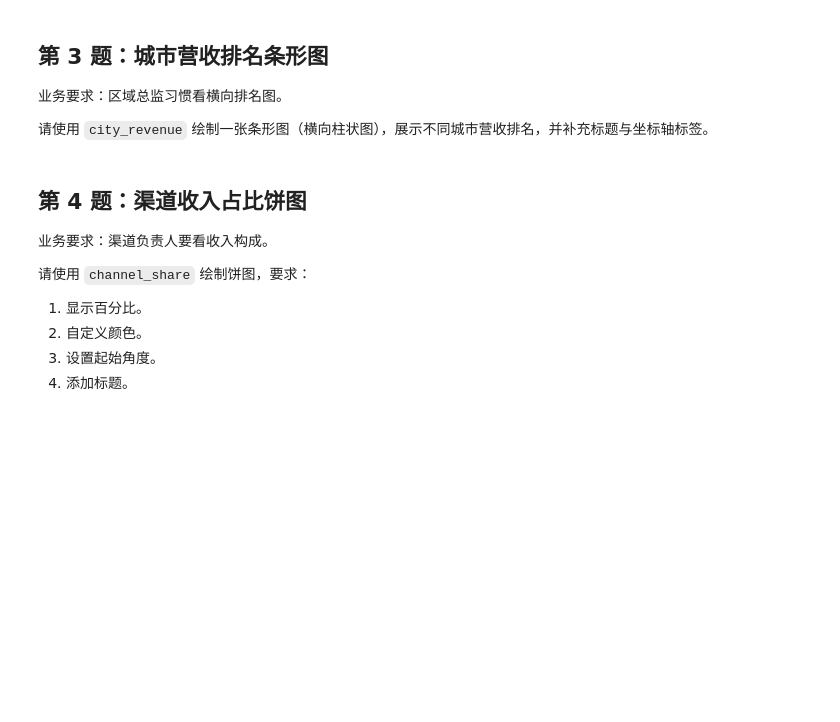
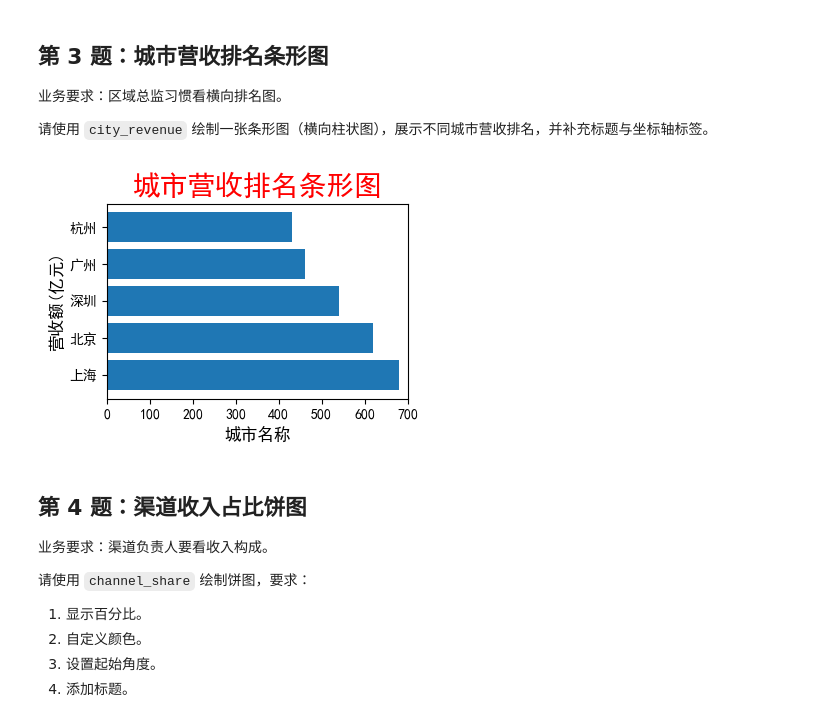
Before and after one commit to ChengguoZhou/DataProcessing, a Jupyter notebook: 05_matplotlib/01_业务报表可视化实战练习.ipynb, the cells around one changed output. Cells and saved outputs as stored; diff of their text form; code cells hidden in the pictures; blank space fills up the shorter version.

```diff
--- a/05_matplotlib/01_业务报表可视化实战练习.ipynb
+++ b/05_matplotlib/01_业务报表可视化实战练习.ipynb
@@ -104,7 +157,21 @@ monthly_kpi.head()
 
 请使用 `city_revenue` 绘制一张条形图（横向柱状图），展示不同城市营收排名，并补充标题与坐标轴标签。
 # %%
-# 在此作答
+# 使用city_revenue绘制条形图
+# 设置画布尺寸
+plt.figure(figsize=(4,3))
+plt.barh(city_revenue['city'], city_revenue['revenue'])
+# 设置标题、坐标轴
+plt.title('城市营收排名条形图', fontsize=20, color='red')
+plt.xlabel('城市名称', fontsize=12)
+plt.ylabel('营收额(亿元)', fontsize=12)
+plt.xlim(0, 700)
+# 使用tight_layout()优化排版
+plt.tight_layout()
+# 展示表格
+plt.show()
+# %% [output]
+[figure, added]
 # %% [markdown]
 ## 第 4 题：渠道收入占比饼图
 
```
Also changed, not shown: parts of 12 cells of this notebook, 2 other files.
